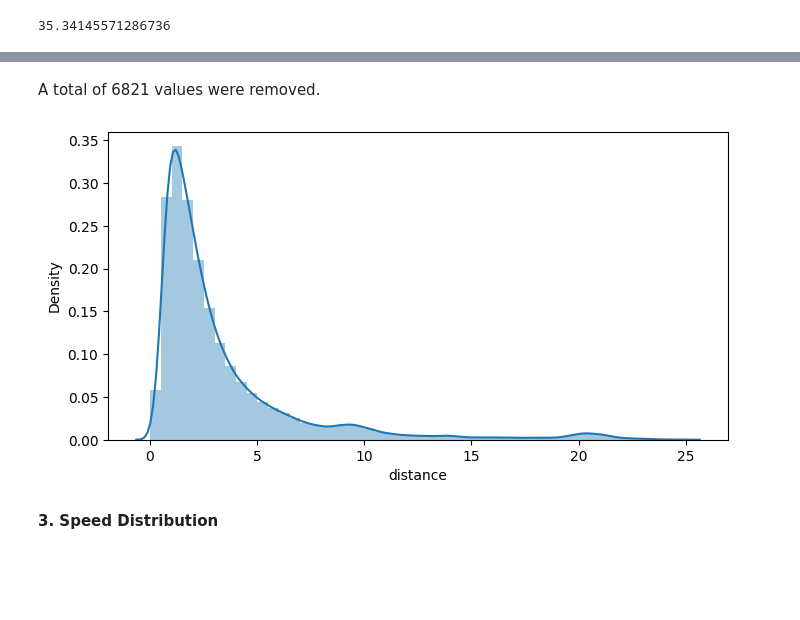
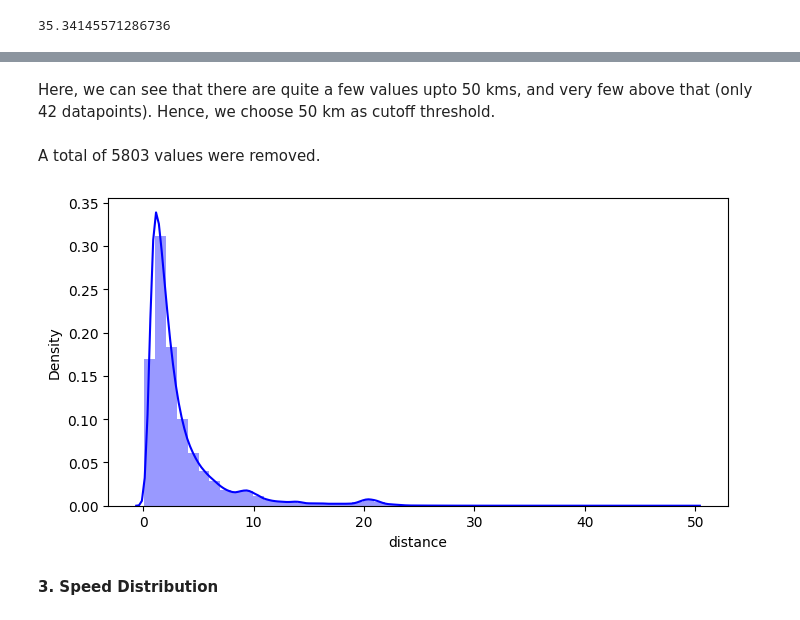
Before and after one commit to utkarshs75/NYC-Taxi-Data-Analysis, a Jupyter notebook: NYC_Taxi_Trip_Time_Prediction_Capstone_Project.ipynb, the cells around one changed output, grey strips where cells are left out. Saved outputs shown, nothing was run; the diff lists cells and outputs as text; code cells hidden in the pictures; blank space fills up the shorter version.

```diff
--- a/NYC_Taxi_Trip_Time_Prediction_Capstone_Project.ipynb
+++ b/NYC_Taxi_Trip_Time_Prediction_Capstone_Project.ipynb
@@ -440,13 +481,15 @@ data.shape
+# %% [markdown]
+Here, we can see that there are quite a few values upto 50 kms, and very few above that (only 42 datapoints). Hence, we choose 50 km as cutoff threshold.
 # %%
-data = data[(data['distance'] >= 0.025)]
-data = data[data['distance'] <= 25]
+data = data[(data['distance'] >= 0.028)]
+data = data[data['distance'] <= 50]
 # %% [markdown]
-A total of 6821 values were removed.
+A total of 5803 values were removed.
 # %%
-sns.distplot(data['distance'])
+sns.distplot(data['distance'], color = 'b')
 plt.show()
 # %% [output]
-[figure, old version]
+[figure, new version]
 # %% [markdown]
 **3. Speed Distribution**
 # %%
```
Also changed, not shown: parts of 76 cells of this notebook.
